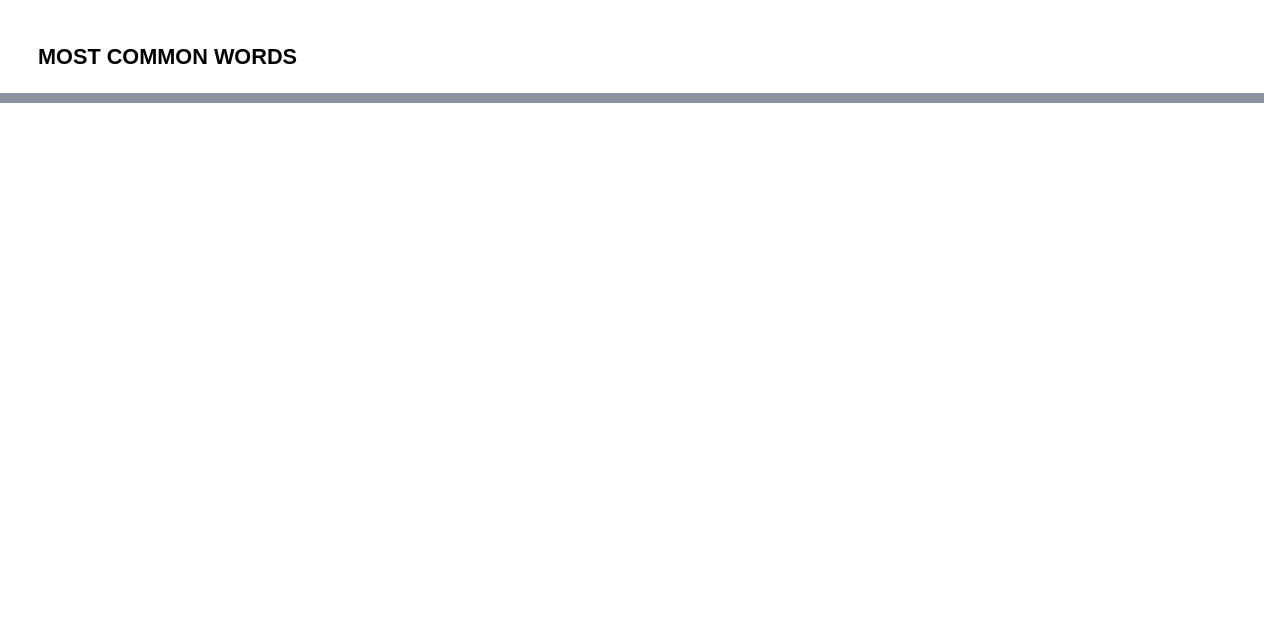
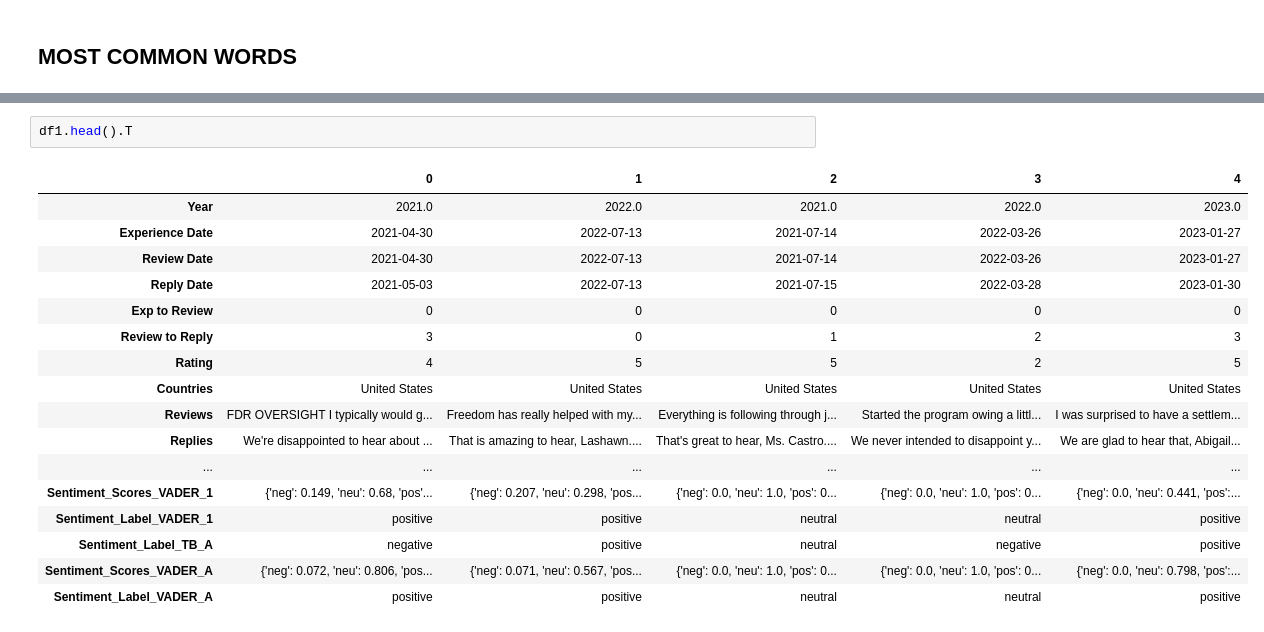
Before and after one commit to arifaygun/CustomerEye, a Jupyter notebook: Company_Reviews(Master2).ipynb, the cells around one changed output, grey strips where cells are left out. Cells and saved outputs as stored; diff of their text form; blank space fills up the shorter version.

```diff
--- a/Company_Reviews(Master2).ipynb
+++ b/Company_Reviews(Master2).ipynb
@@ -322,0 +411,20 @@ plt.show()
+# %%
+df1.head().T
+# %% [output]
+|  | 0 | 1 | 2 | 3 | 4 |
+| Year | 2021.0 | 2022.0 | 2021.0 | 2022.0 | 2023.0 |
+| Experience Date | 2021-04-30 | 2022-07-13 | 2021-07-14 | 2022-03-26 | 2023-01-27 |
+| Review Date | 2021-04-30 | 2022-07-13 | 2021-07-14 | 2022-03-26 | 2023-01-27 |
+| Reply Date | 2021-05-03 | 2022-07-13 | 2021-07-15 | 2022-03-28 | 2023-01-30 |
+| Exp to Review | 0 | 0 | 0 | 0 | 0 |
+| Review to Reply | 3 | 0 | 1 | 2 | 3 |
+| Rating | 4 | 5 | 5 | 2 | 5 |
+| Countries | United States | United States | United States | United States | United States |
+| Reviews | FDR OVERSIGHT I typically would g... | Freedom has really helped with my... | Everything is following through j... | Started the program owing a littl... | I was surprised to have a settlem... |
+| Replies | We're disappointed to hear about ... | That is amazing to hear, Lashawn.... | That's great to hear, Ms. Castro.... | We never intended to disappoint y... | We are glad to hear that, Abigail... |
+| ... | ... | ... | ... | ... | ... |
+| Sentiment_Scores_VADER_1 | {'neg': 0.149, 'neu': 0.68, 'pos'... | {'neg': 0.207, 'neu': 0.298, 'pos... | {'neg': 0.0, 'neu': 1.0, 'pos': 0... | {'neg': 0.0, 'neu': 1.0, 'pos': 0... | {'neg': 0.0, 'neu': 0.441, 'pos':... |
+| Sentiment_Label_VADER_1 | positive | positive | neutral | neutral | positive |
+| Sentiment_Label_TB_A | negative | positive | neutral | negative | positive |
+| Sentiment_Scores_VADER_A | {'neg': 0.072, 'neu': 0.806, 'pos... | {'neg': 0.071, 'neu': 0.567, 'pos... | {'neg': 0.0, 'neu': 1.0, 'pos': 0... | {'neg': 0.0, 'neu': 1.0, 'pos': 0... | {'neg': 0.0, 'neu': 0.798, 'pos':... |
+| Sentiment_Label_VADER_A | positive | positive | neutral | neutral | positive |
```
Also changed, not shown: parts of 12 cells of this notebook.
